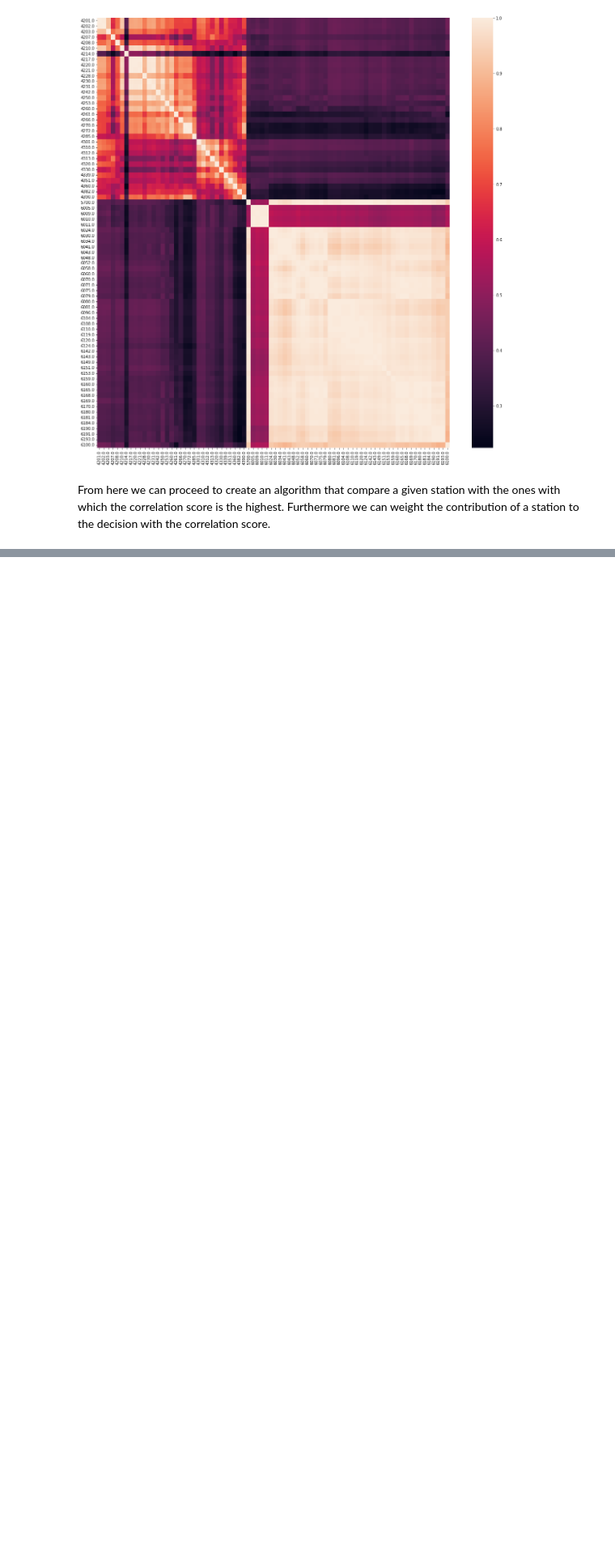
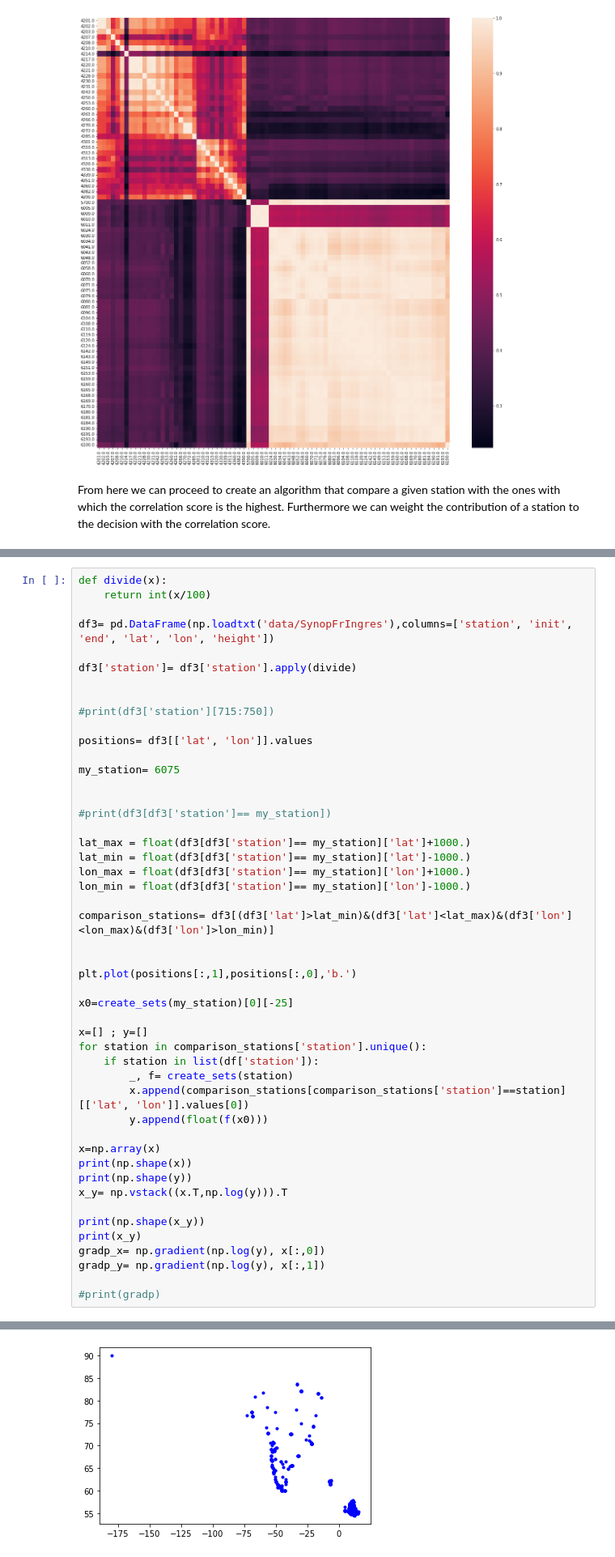
Before and after one commit to tomasfbouvier/Meteorological_Data_quality_assesment, a Jupyter notebook: pressure_check.ipynb, the cells around one changed output, grey strips where cells are left out. Shown at 81% size. Cells and saved outputs as stored; diff of their text form; blank space fills up the shorter version.

```diff
--- a/pressure_check.ipynb
+++ b/pressure_check.ipynb
@@ -620,0 +625,49 @@ array([0.24301998])
+# %%
+def divide(x):
+    return int(x/100)
+
+df3= pd.DataFrame(np.loadtxt('data/SynopFrIngres'),columns=['station', 'init', 'end', 'lat', 'lon', 'height'])
+
+df3['station']= df3['station'].apply(divide)
+
+
+#print(df3['station'][715:750])
+
+positions= df3[['lat', 'lon']].values
+
+my_station= 6075
+
+
+#print(df3[df3['station']== my_station])
+
+lat_max = float(df3[df3['station']== my_station]['lat']+1000.)
+lat_min = float(df3[df3['station']== my_station]['lat']-1000.)
+lon_max = float(df3[df3['station']== my_station]['lon']+1000.)
+lon_min = float(df3[df3['station']== my_station]['lon']-1000.)
+
+comparison_stations= df3[(df3['lat']>lat_min)&(df3['lat']<lat_max)&(df3['lon']<lon_max)&(df3['lon']>lon_min)]
+
+
+plt.plot(positions[:,1],positions[:,0],'b.')
+
+x0=create_sets(my_station)[0][-25]
+
+x=[] ; y=[]
+for station in comparison_stations['station'].unique():
+    if station in list(df['station']):
+        _, f= create_sets(station)
+        x.append(comparison_stations[comparison_stations['station']==station][['lat', 'lon']].values[0])
+        y.append(float(f(x0)))
+
+x=np.array(x)
+print(np.shape(x))
+print(np.shape(y))
+x_y= np.vstack((x.T,np.log(y))).T
+
+print(np.shape(x_y))
+print(x_y)
+gradp_x= np.gradient(np.log(y), x[:,0])
+gradp_y= np.gradient(np.log(y), x[:,1])
+
+#print(gradp)
+# %% [output]
@@ -620,0 +691 @@ array([0.24301998])
+[figure, new version]
```
Also changed, not shown: parts of 14 cells of this notebook.
